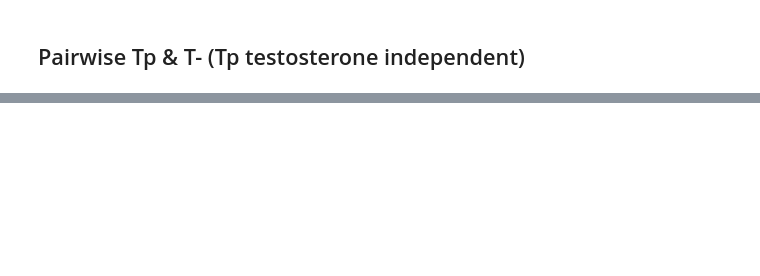
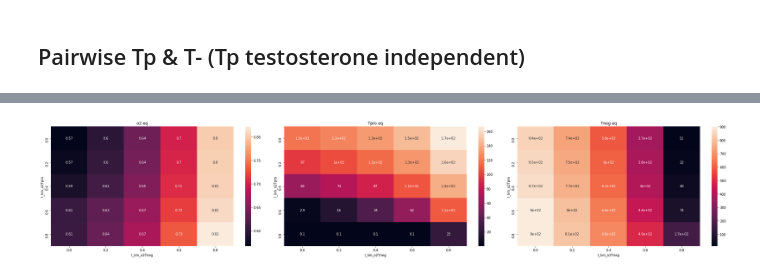
Before and after one commit to Harshavardhan-BV/Cancer-compe-strat, a Jupyter notebook: analysis/l_lim_o2Tpro-l_lim_o2Tneg.ipynb, the cells around one changed output, grey strips where cells are left out. Cells and saved outputs as stored; diff of their text form; code cells hidden in the pictures; blank space fills up the shorter version.

```diff
--- a/analysis/l_lim_o2Tpro-l_lim_o2Tneg.ipynb
+++ b/analysis/l_lim_o2Tpro-l_lim_o2Tneg.ipynb
@@ -34,0 +38,16 @@ fig.savefig('../figures/EnvEq/pairwise/Tneg-Tpro/l_lim_o2Tpro-l_lim_o2Tneg/testi
+# %%
+fig,ax1=plt.subplots(1,3,figsize=(30,6))
+df['l_lim_o2Tpro']=df['l_lim_o2Tpro'].round(1)
+df['l_lim_o2Tneg']=df['l_lim_o2Tneg'].round(1)
+o2df=df.pivot("l_lim_o2Tpro", "l_lim_o2Tneg", "o2_eq")
+Tprodf=df.pivot("l_lim_o2Tpro", "l_lim_o2Tneg", "Tpro_eq")
+Tnegdf=df.pivot("l_lim_o2Tpro", "l_lim_o2Tneg", "Tneg_eq")
+sns.heatmap(o2df,annot=True,ax=ax1[0])
+ax1[0].set_title("o2 eq")
+sns.heatmap(Tprodf,annot=True,ax=ax1[1])
+ax1[1].set_title("Tpro eq")
+sns.heatmap(Tnegdf,annot=True,ax=ax1[2])
+ax1[2].set_title("Tneg eq")
+fig.tight_layout()
+# %% [output]
+[figure, added]
```
Also changed, not shown: parts of 3 cells of this notebook.
